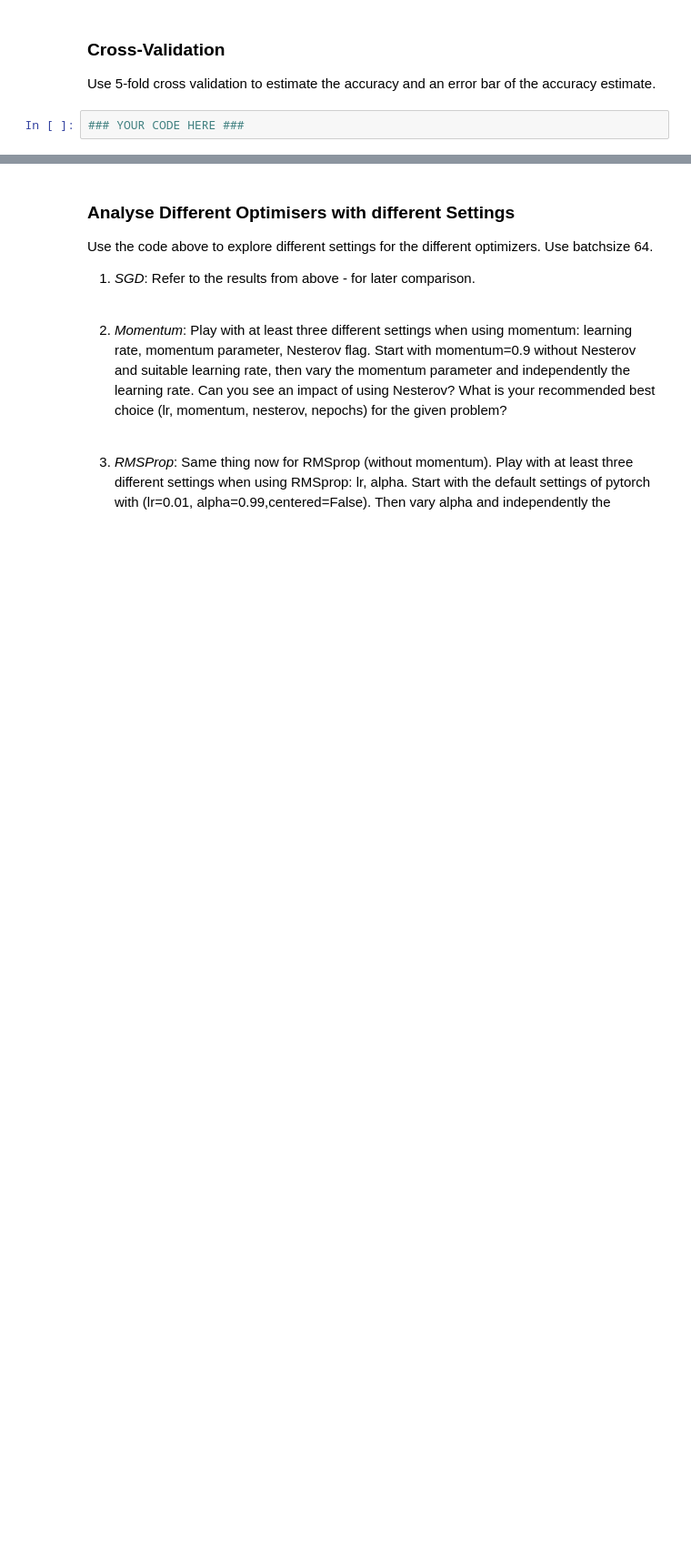
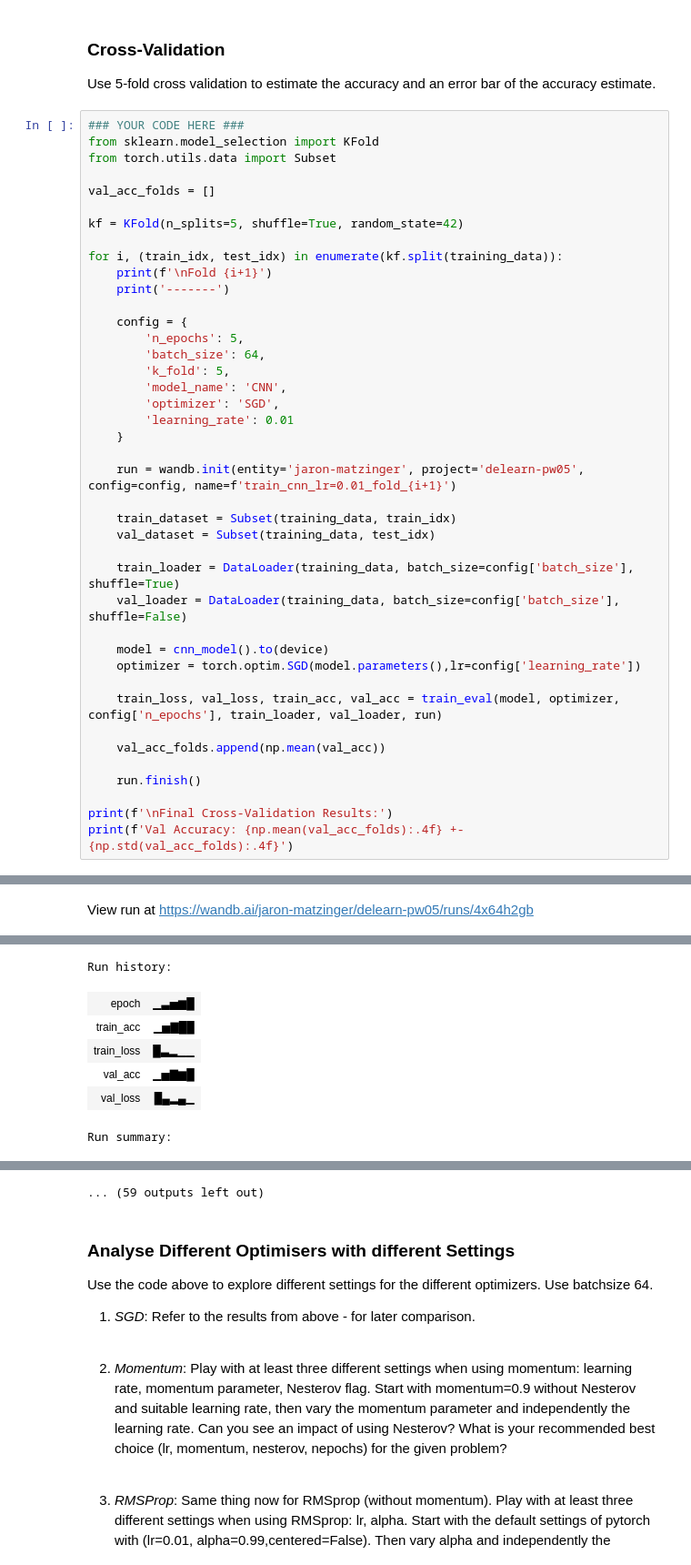
Before and after one commit to JaronMatzinger/mse_delearn, a Jupyter notebook: 05_exercises/PW05_optimisers_FashionMNIST_stud.ipynb, the cells around one changed output, grey strips where cells are left out. Shown: that part at 91% size. Saved outputs shown, nothing was run; the diff lists cells and outputs as text; blank space fills up the shorter version.

```diff
--- a/05_exercises/PW05_optimisers_FashionMNIST_stud.ipynb
+++ b/05_exercises/PW05_optimisers_FashionMNIST_stud.ipynb
@@ -169,3 +295,43 @@ Determine a suitable number of epochs.
 Use 5-fold cross validation to estimate the accuracy and an error bar of the accuracy estimate.
 # %%
 ### YOUR CODE HERE ###
+from sklearn.model_selection import KFold
+from torch.utils.data import Subset
+
+val_acc_folds = []
+
+kf = KFold(n_splits=5, shuffle=True, random_state=42)
+
+for i, (train_idx, test_idx) in enumerate(kf.split(training_data)):
+    print(f'\nFold {i+1}')
+    print('-------')
+
+    config = {
+        'n_epochs': 5,
+        'batch_size': 64,
+        'k_fold': 5,
+        'model_name': 'CNN',
+        'optimizer': 'SGD',
+        'learning_rate': 0.01
+    }
+
+    run = wandb.init(entity='jaron-matzinger', project='delearn-pw05', config=config, name=f'train_cnn_lr=0.01_fold_{i+1}')
+
+    train_dataset = Subset(training_data, train_idx)
+    val_dataset = Subset(training_data, test_idx)
+
+    train_loader = DataLoader(training_data, batch_size=config['batch_size'], shuffle=True)
+    val_loader = DataLoader(training_data, batch_size=config['batch_size'], shuffle=False)
+
+    model = cnn_model().to(device)
+    optimizer = torch.optim.SGD(model.parameters(),lr=config['learning_rate'])
+
+    train_loss, val_loss, train_acc, val_acc = train_eval(model, optimizer, config['n_epochs'], train_loader, val_loader, run)
+
+    val_acc_folds.append(np.mean(val_acc))
+
+    run.finish()
+
+print(f'\nFinal Cross-Validation Results:')
+print(f'Val Accuracy: {np.mean(val_acc_folds):.4f} +- {np.std(val_acc_folds):.4f}')
+# %% [output]
@@ -171,0 +344 @@ Use 5-fold cross validation to estimate the accuracy and an error bar of the acc
+View run at https://wandb.ai/jaron-matzinger/delearn-pw05/runs/4x64h2gb
@@ -171,0 +351,7 @@ Use 5-fold cross validation to estimate the accuracy and an error bar of the acc
+Run history:
+| epoch | ▁▃▅▆█ |
+| train_acc | ▁▅▇██ |
+| train_loss | █▃▂▁▁ |
+| val_acc | ▁▅▇▆█ |
+| val_loss | █▄▂▄▁ |
+Run summary:
@@ -172,3 +363,4 @@ Use 5-fold cross validation to estimate the accuracy and an error bar of the acc
+... (59 outputs left out)
 # %% [markdown]
 ### Analyse Different Optimisers with different Settings
 
```
Also changed, not shown: parts of 21 cells of this notebook, 1 other file.
